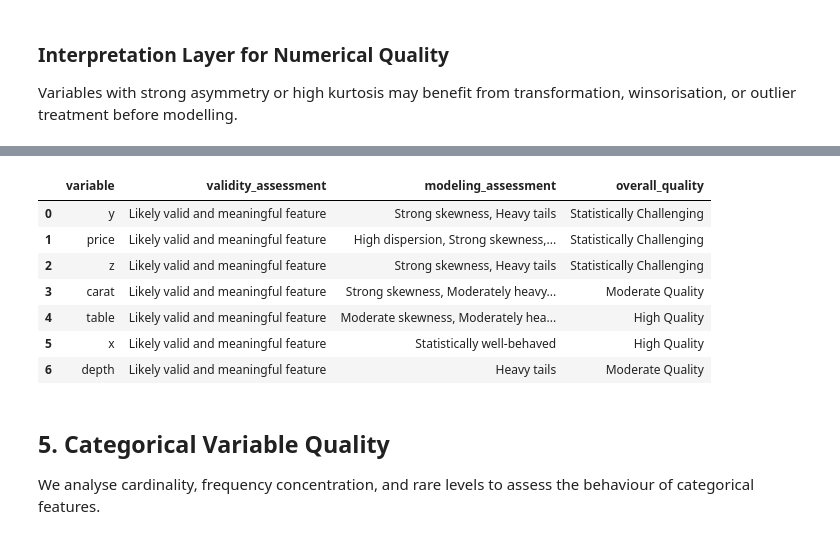
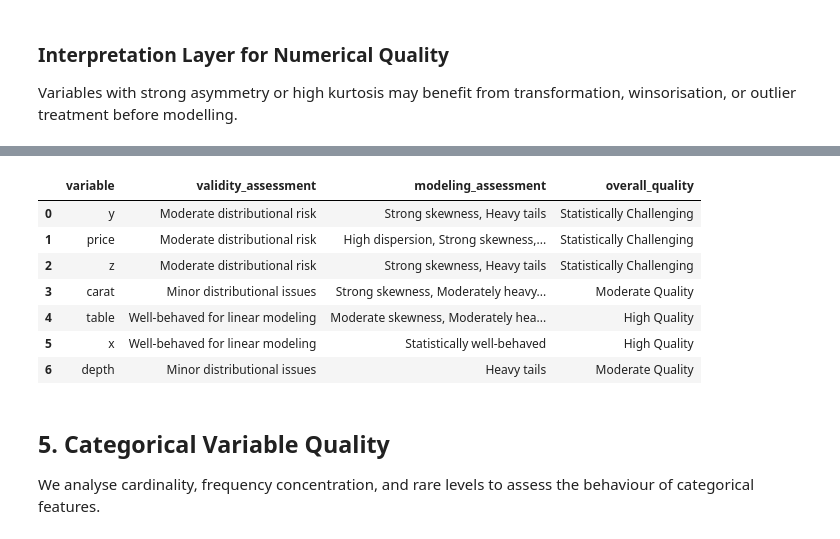
Before and after one commit to Uranarc/Diamond-Prices, a Jupyter notebook: notebooks/01_eda.ipynb, the cells around one changed output, grey strips where cells are left out. Cells and saved outputs as stored; diff of their text form; code cells hidden in the pictures.

Commit message:
Update preprocessing and modeling notebooks with execution time adjustments and refined validity assessments

```diff
--- a/notebooks/01_eda.ipynb
+++ b/notebooks/01_eda.ipynb
@@ -217,48 +217,59 @@ numeric_interpretive
 # %%
 def overall_data_quality_table(numeric_report):
     results = []
+
     for _, row in numeric_report.iterrows():
         cv = row["cv"]
         sk = row["skewness"]
         kurt = row["kurtosis_excess"]
 
         challenges = []
         if cv >= 0.7: challenges.append("High dispersion")
         if abs(sk) >= 1: challenges.append("Strong skewness")
         elif abs(sk) >= 0.5: challenges.append("Moderate skewness")
         if kurt >= 3: challenges.append("Heavy tails")
         elif kurt > 0.5: challenges.append("Moderately heavy tails")
 
         cv_flag   = False if pd.isna(cv) else (cv >= 0.7)
-        sk_flag   = False if pd.isna(sk)   else (abs(sk) >= 1)
+        sk_flag   = False if pd.isna(sk) else (abs(sk) >= 1)
         kurt_flag = False if pd.isna(kurt) else (kurt >= 3)
 
         score = cv_flag + sk_flag + kurt_flag
 
+        if score == 0:
+            validity = "Well-behaved for linear modeling"
+        elif score == 1:
+            validity = "Minor distributional issues"
+        elif score == 2:
+            validity = "Moderate distributional risk"
+        else:
+            validity = "High distributional risk"
+
         results.append({
             "variable": row["variable"],
-            "validity_assessment": "Likely valid and meaningful feature",
+            "validity_assessment": validity,
             "modeling_assessment": ", ".join(challenges) if challenges else "Statistically well-behaved",
             "overall_quality": {
                 0: "High Quality",
                 1: "Moderate Quality",
                 2: "Statistically Challenging",
                 3: "Statistically Challenging"
             }.get(score, "Statistically Challenging")
         })
+
     return pd.DataFrame(results)
 
 
 overall_data_quality_table(numeric_report)
 # %% [output]
 |  | variable | validity_assessment | modeling_assessment | overall_quality |
-| 0 | y | Likely valid and meaningful feature | Strong skewness, Heavy tails | Statistically Challenging |
-| 1 | price | Likely valid and meaningful feature | High dispersion, Strong skewness,... | Statistically Challenging |
-| 2 | z | Likely valid and meaningful feature | Strong skewness, Heavy tails | Statistically Challenging |
-| 3 | carat | Likely valid and meaningful feature | Strong skewness, Moderately heavy... | Moderate Quality |
-| 4 | table | Likely valid and meaningful feature | Moderate skewness, Moderately hea... | High Quality |
-| 5 | x | Likely valid and meaningful feature | Statistically well-behaved | High Quality |
-| 6 | depth | Likely valid and meaningful feature | Heavy tails | Moderate Quality |
+| 0 | y | Moderate distributional risk | Strong skewness, Heavy tails | Statistically Challenging |
+| 1 | price | Moderate distributional risk | High dispersion, Strong skewness,... | Statistically Challenging |
+| 2 | z | Moderate distributional risk | Strong skewness, Heavy tails | Statistically Challenging |
+| 3 | carat | Minor distributional issues | Strong skewness, Moderately heavy... | Moderate Quality |
+| 4 | table | Well-behaved for linear modeling | Moderate skewness, Moderately hea... | High Quality |
+| 5 | x | Well-behaved for linear modeling | Statistically well-behaved | High Quality |
+| 6 | depth | Minor distributional issues | Heavy tails | Moderate Quality |
 # %% [markdown]
 ## 5. Categorical Variable Quality
 We analyse cardinality, frequency concentration, and rare levels to assess the behaviour of categorical features.
```
Also changed, not shown: 13 other files.
